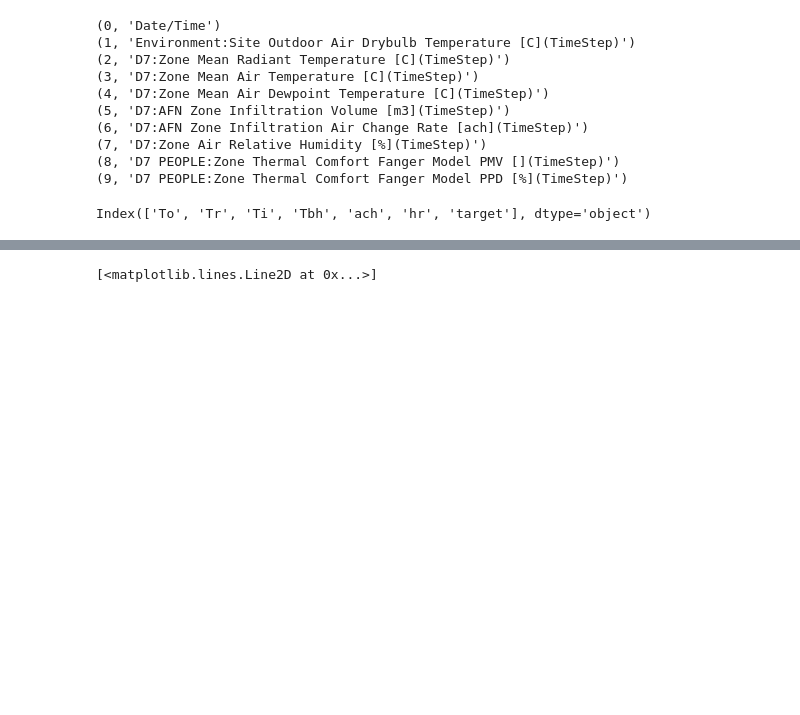
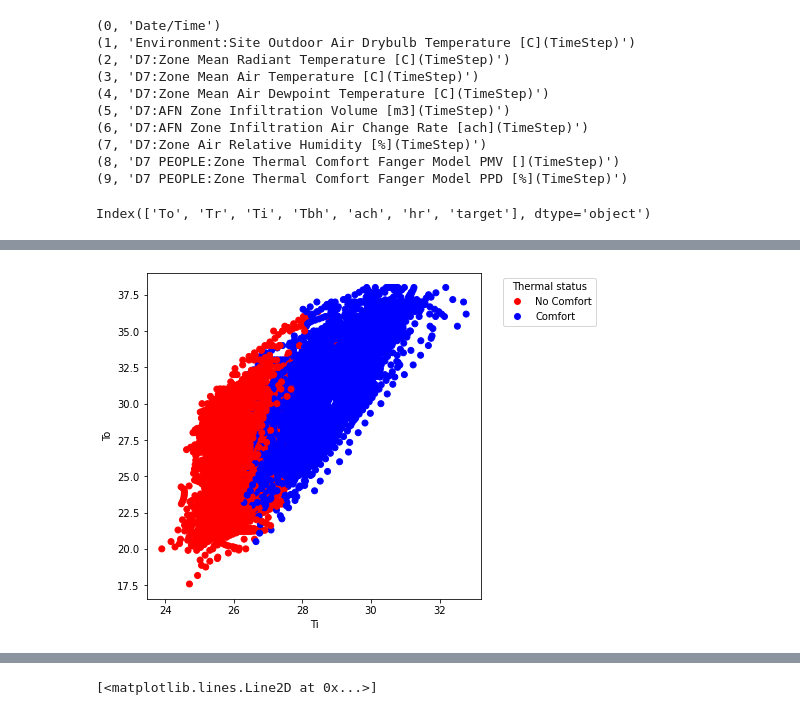
Before and after one commit to AltamarMx/learning_AI, a Jupyter notebook: notebooks/001_pmv_predictor.ipynb, the cells around one changed output, grey strips where cells are left out. Saved outputs shown, nothing was run; the diff lists cells and outputs as text; code cells hidden in the pictures; blank space fills up the shorter version.

```diff
--- a/notebooks/001_pmv_predictor.ipynb
+++ b/notebooks/001_pmv_predictor.ipynb
@@ -43,0 +49,15 @@ Index(['To', 'Tr', 'Ti', 'Tbh', 'ach', 'hr', 'target'], dtype='object')
+# %%
+from matplotlib.lines import Line2D
+def plotData(X1_name, X2_name):
+    fig, ax = plt.subplots(figsize=(6, 6))
+    colors={0: "red", 1: "blue"}
+    legend={"No Comfort": "red", "Comfort": "blue"}
+    ax.scatter(pmv[X1_name], pmv[X2_name], c=pmv["target"].map(colors))
+    ax.set_xlabel(X1_name)
+    ax.set_ylabel(X2_name)
+    handles = [Line2D([0], [0], marker='o', color='w', markerfacecolor=v, label=k, markersize=8) for k, v in legend.items()]
+    ax.legend(title='Thermal status', handles=handles, bbox_to_anchor=(1.05, 1), loc='upper left')
+# %%
+plotData("Ti", "To")
+# %% [output]
+[figure, added]
```
Also changed, not shown: parts of 15 cells of this notebook.
